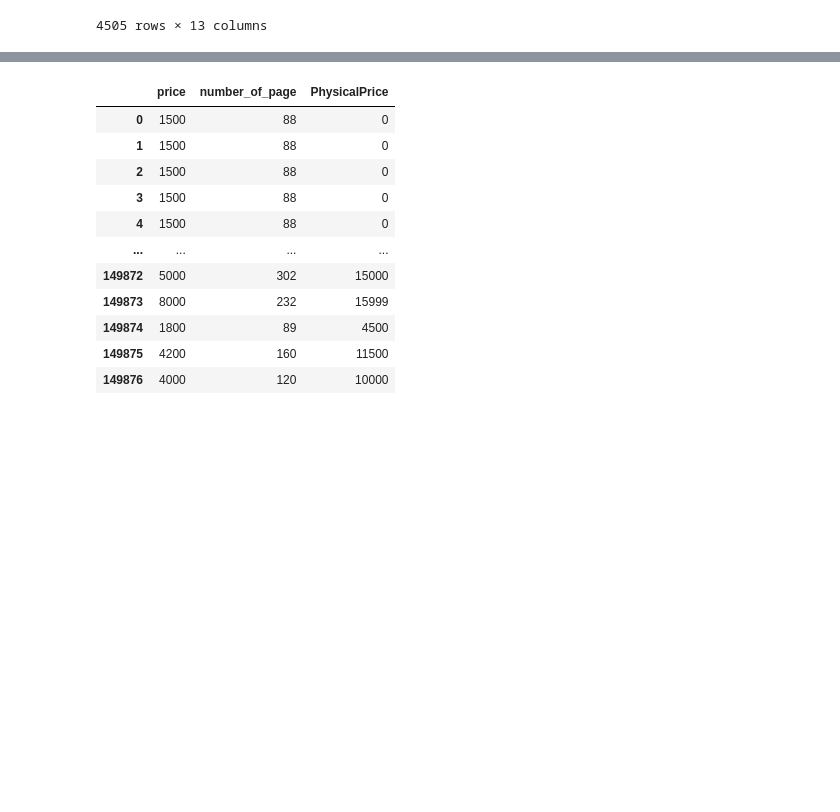
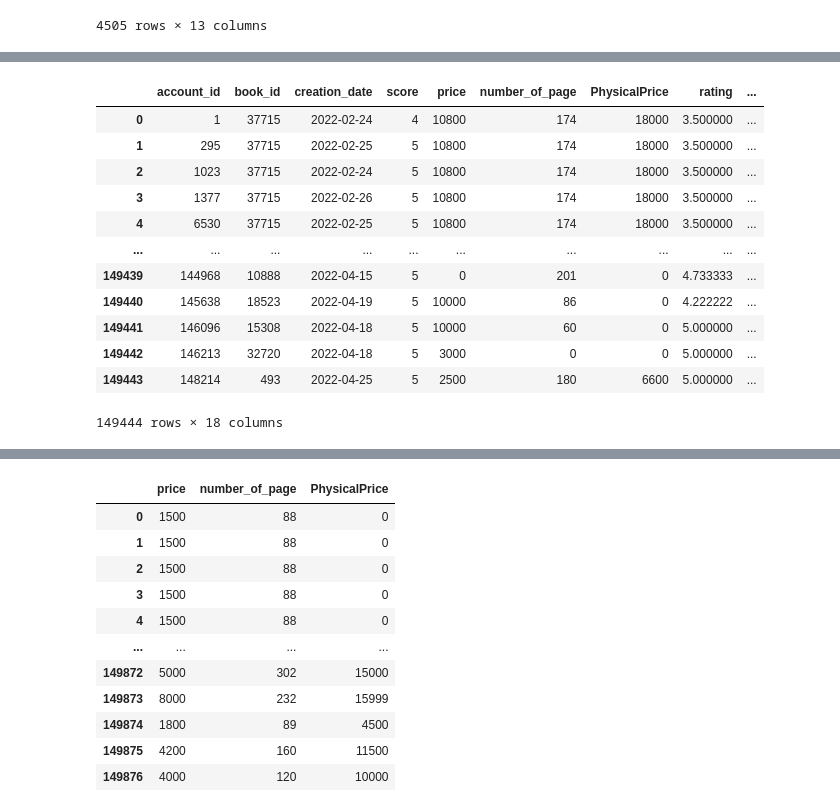
Before and after one commit to abolfazlyarian/task1, a Jupyter notebook: test.ipynb, the cells around one changed output, grey strips where cells are left out. Drawn from its saved outputs; the diff is of its cells as text; code cells hidden in the pictures; blank space fills up the shorter version.

```diff
--- a/test.ipynb
+++ b/test.ipynb
@@ -130,0 +140,24 @@ len(book_df['categories'].unique())
+# %%
+from transformers import AutoTokenizer
+tokenizer = AutoTokenizer.from_pretrained("HooshvareLab/bert-base-parsbert-uncased")
+feature_encodings = tokenizer(merge_df['categories'].tolist(), truncation=True, padding=True, max_length=64)
+# %%
+data_df = pd.concat([merge_df[['account_id', 'book_id','creation_date', 'score', 'price', 'number_of_page',
+                    'PhysicalPrice', 'rating', 'rating_count', ]],
+                    pd.DataFrame(feature_encodings['input_ids'])], axis=1)
+# %%
+data_df
+# %% [output]
+|  | account_id | book_id | creation_date | score | price | number_of_page | PhysicalPrice | rating | ... |
+| 0 | 1 | 37715 | 2022-02-24 | 4 | 10800 | 174 | 18000 | 3.500000 | ... |
+| 1 | 295 | 37715 | 2022-02-25 | 5 | 10800 | 174 | 18000 | 3.500000 | ... |
+| 2 | 1023 | 37715 | 2022-02-24 | 5 | 10800 | 174 | 18000 | 3.500000 | ... |
+| 3 | 1377 | 37715 | 2022-02-26 | 5 | 10800 | 174 | 18000 | 3.500000 | ... |
+| 4 | 6530 | 37715 | 2022-02-25 | 5 | 10800 | 174 | 18000 | 3.500000 | ... |
+| ... | ... | ... | ... | ... | ... | ... | ... | ... | ... |
+| 149439 | 144968 | 10888 | 2022-04-15 | 5 | 0 | 201 | 0 | 4.733333 | ... |
+| 149440 | 145638 | 18523 | 2022-04-19 | 5 | 10000 | 86 | 0 | 4.222222 | ... |
+| 149441 | 146096 | 15308 | 2022-04-18 | 5 | 10000 | 60 | 0 | 5.000000 | ... |
+| 149442 | 146213 | 32720 | 2022-04-18 | 5 | 3000 | 0 | 0 | 5.000000 | ... |
+| 149443 | 148214 | 493 | 2022-04-25 | 5 | 2500 | 180 | 6600 | 5.000000 | ... |
+149444 rows × 18 columns
```
Also changed, not shown: parts of 19 cells of this notebook.
